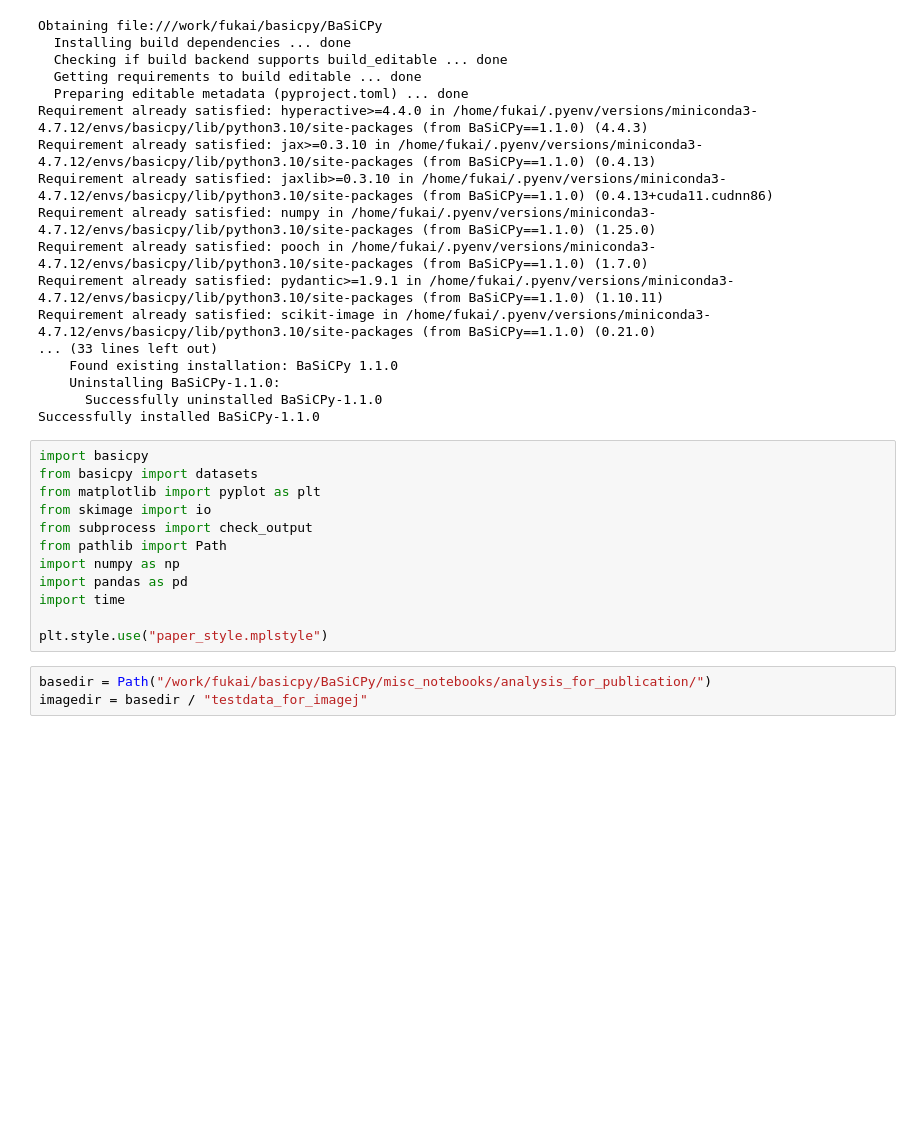
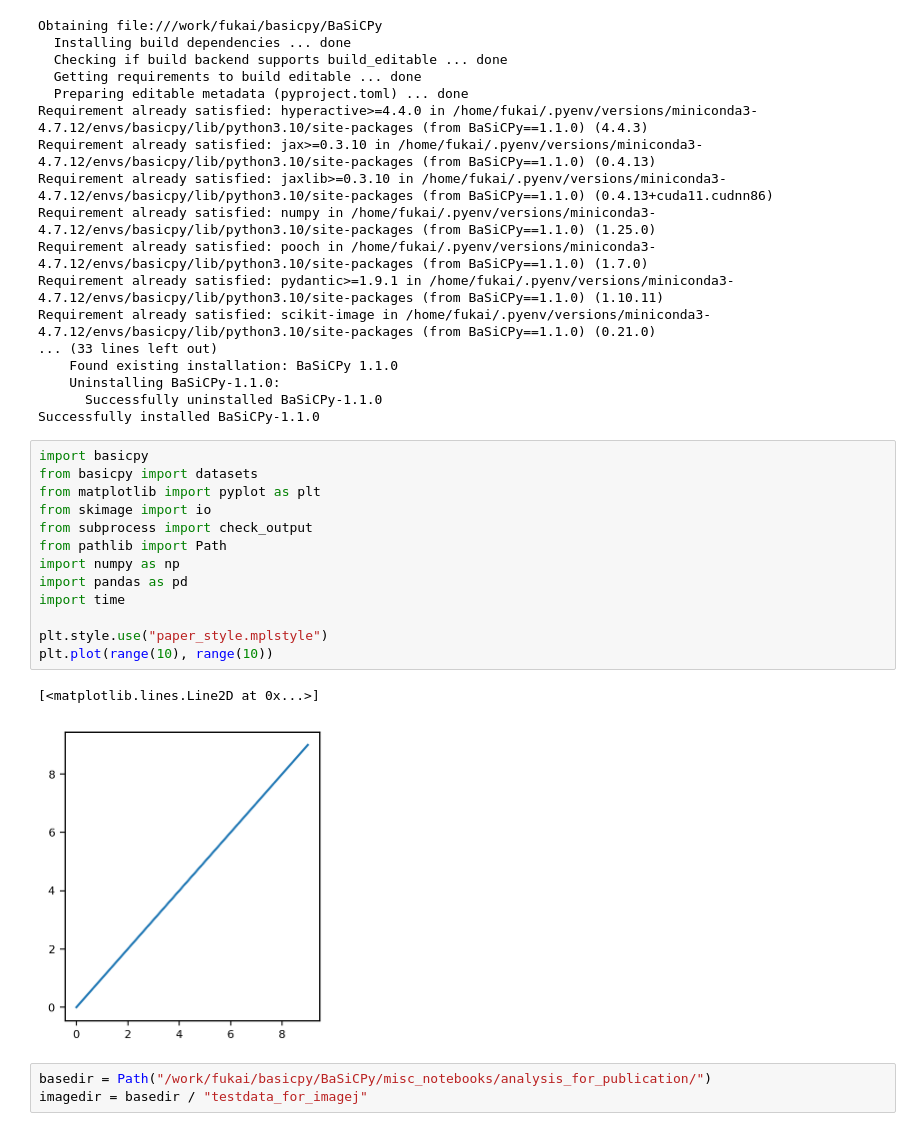
Before and after one commit to yfukai/BaSiCpy, a Jupyter notebook: misc_notebooks/analysis_for_publication/000_speed_benchmark.ipynb, the cells around one changed output. Saved outputs shown, nothing was run; the diff lists cells and outputs as text; blank space fills up the shorter version.

```diff
--- a/misc_notebooks/analysis_for_publication/000_speed_benchmark.ipynb
+++ b/misc_notebooks/analysis_for_publication/000_speed_benchmark.ipynb
@@ -21,15 +21,19 @@ Successfully installed BaSiCPy-1.1.0
 # %%
 import basicpy
 from basicpy import datasets
 from matplotlib import pyplot as plt
 from skimage import io
 from subprocess import check_output
 from pathlib import Path
 import numpy as np
 import pandas as pd
 import time
 
 plt.style.use("paper_style.mplstyle")
+plt.plot(range(10), range(10))
+# %% [output]
+[<matplotlib.lines.Line2D at 0x...>]
+[figure, added]
 # %%
 basedir = Path("/work/fukai/basicpy/BaSiCPy/misc_notebooks/analysis_for_publication/")
 imagedir = basedir / "testdata_for_imagej"
```
Also changed, not shown: parts of 1 cell of this notebook, 2 other files.
